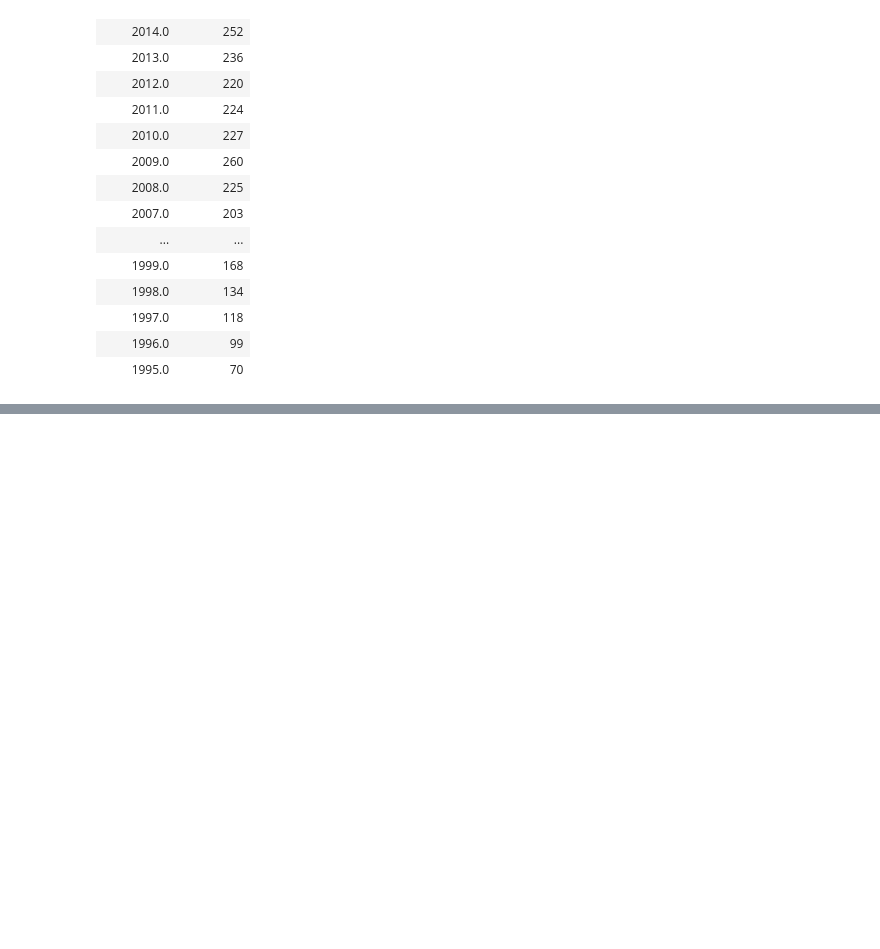
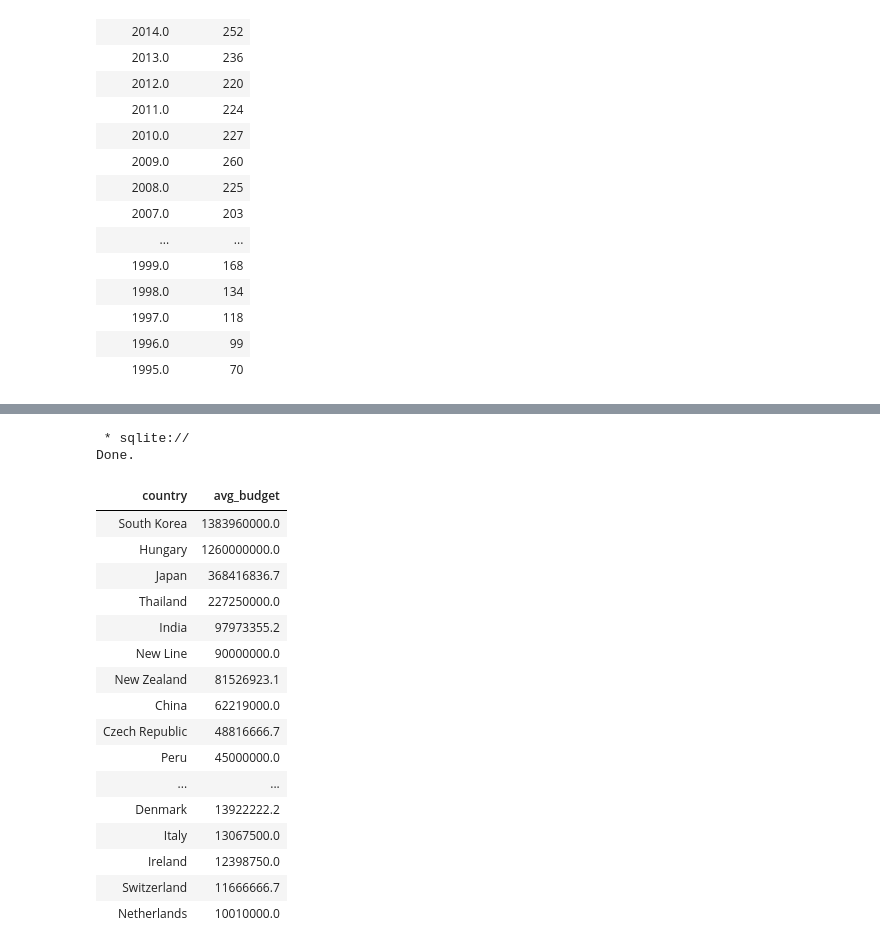
Before and after one commit to UznetDev/Data-science-home-work, a Jupyter notebook: 20_Avg_2024_home_work.ipynb, the cells around one changed output, grey strips where cells are left out. Drawn from its saved outputs; the diff is of its cells as text; code cells hidden in the pictures; blank space fills up the shorter version.

```diff
--- a/20_Avg_2024_home_work.ipynb
+++ b/20_Avg_2024_home_work.ipynb
@@ -424,0 +480,26 @@ Done.
+# %%
+%%sql SELECT country, ROUND(AVG(budget), 1) AS avg_budget
+FROM films
+GROUP BY country
+HAVING avg_budget > 10000000
+ORDER BY avg_budget DESC;
+# %% [output]
+ * sqlite://
+Done.
+| country | avg_budget |
+| South Korea | 1383960000.0 |
+| Hungary | 1260000000.0 |
+| Japan | 368416836.7 |
+| Thailand | 227250000.0 |
+| India | 97973355.2 |
+| New Line | 90000000.0 |
+| New Zealand | 81526923.1 |
+| China | 62219000.0 |
+| Czech Republic | 48816666.7 |
+| Peru | 45000000.0 |
+| ... | ... |
+| Denmark | 13922222.2 |
+| Italy | 13067500.0 |
+| Ireland | 12398750.0 |
+| Switzerland | 11666666.7 |
+| Netherlands | 10010000.0 |
```
Also changed, not shown: parts of 9 cells of this notebook.
